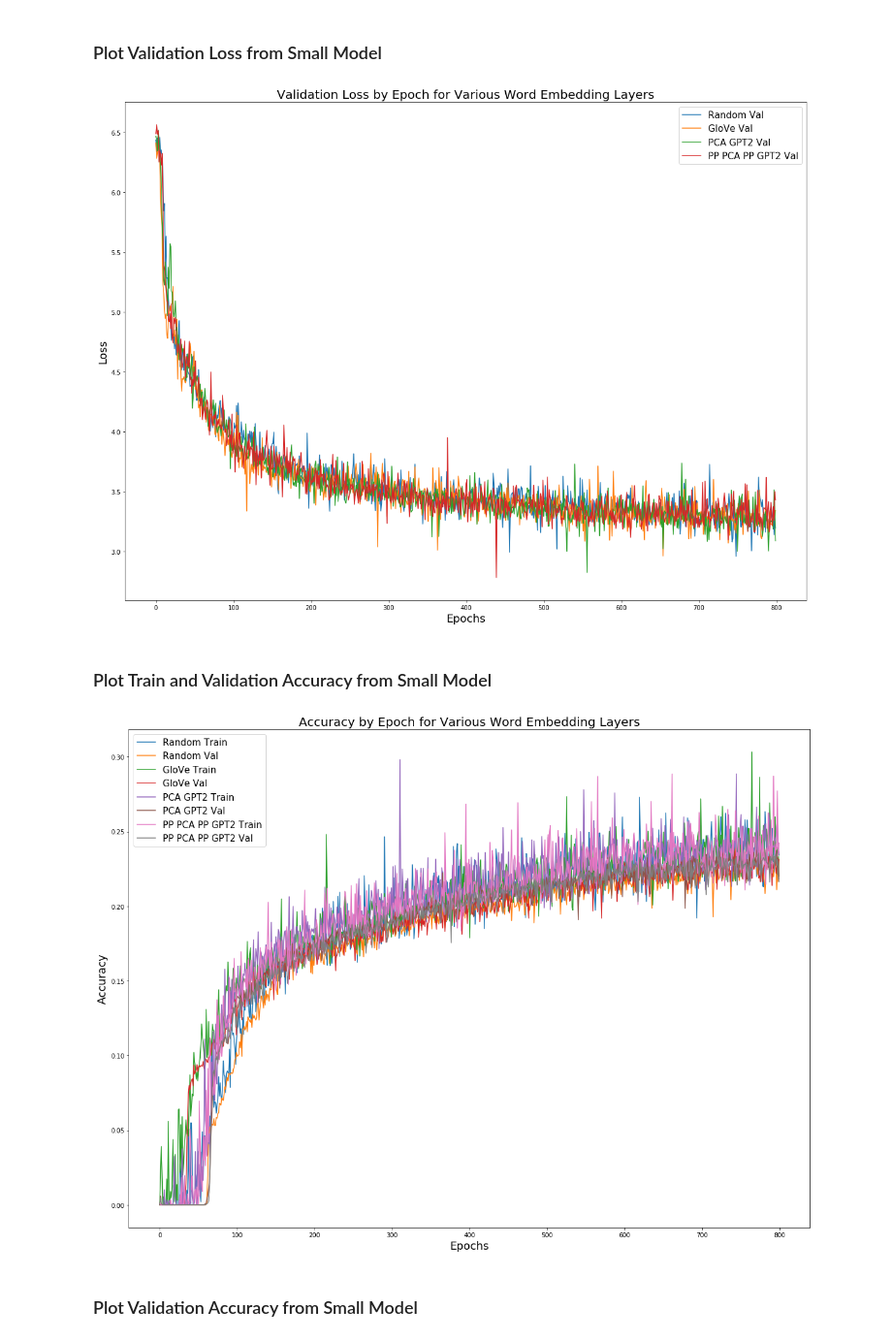
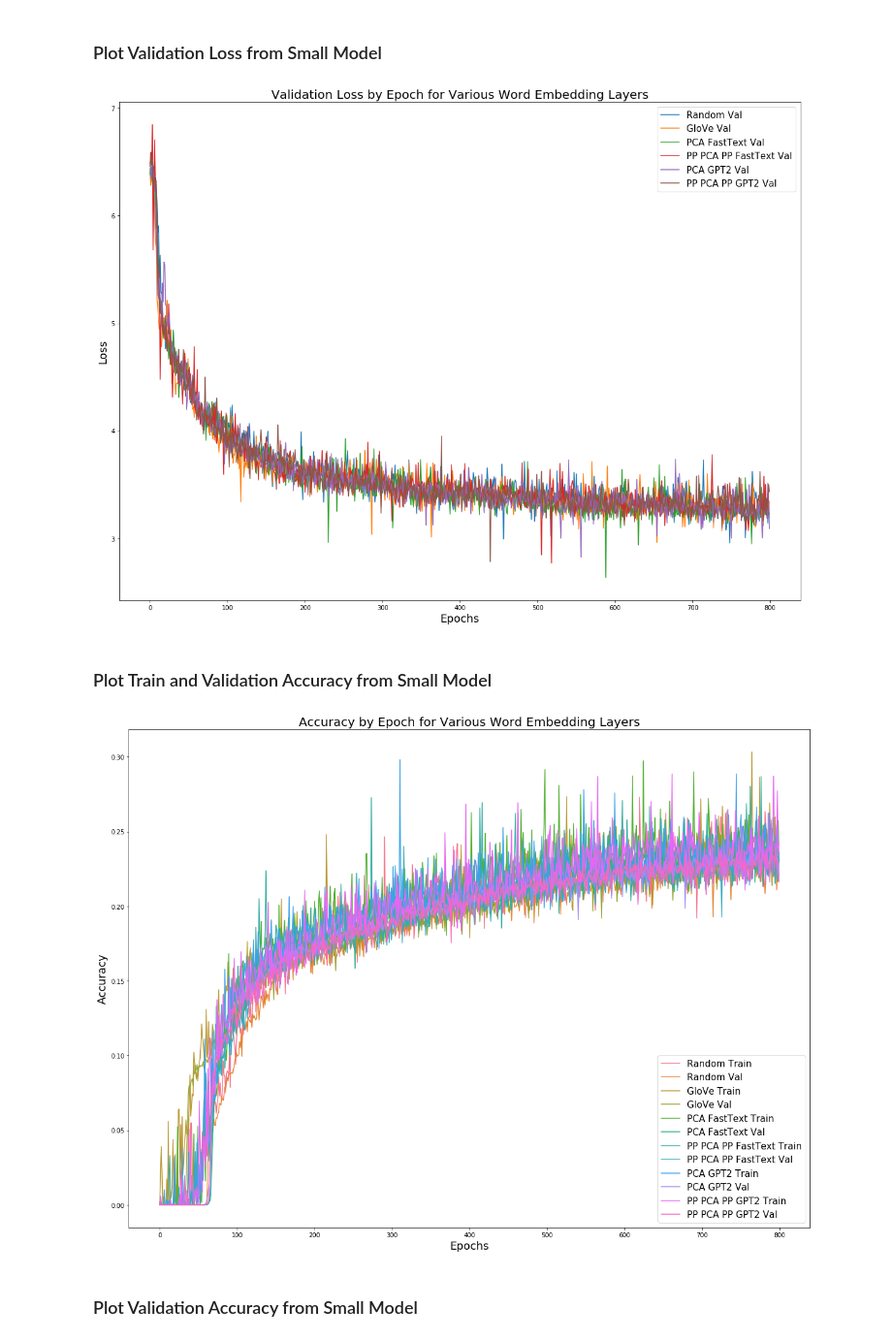
Before and after one commit to federated-learning-experiments/fl-text-models, a Jupyter notebook: notebooks/compare_embedding_layers.ipynb, the cells around one changed output. Shown at 97% size. Drawn from its saved outputs; the diff is of its cells as text; code cells hidden in the pictures.

```diff
--- a/notebooks/compare_embedding_layers.ipynb
+++ b/notebooks/compare_embedding_layers.ipynb
@@ -35,15 +41,15 @@ glove_train_accuracy = np.load('embedding_layer_results/glove_{}/train_accuracy.
 glove_val_loss = np.load('embedding_layer_results/glove_{}/val_loss.npy'.format(network))
 glove_val_accuracy = np.load('embedding_layer_results/glove_{}/val_accuracy.npy'.format(network))
 # %%
-# pca_fasttext_train_loss = np.load('embedding_layer_results/pca_fasttext_{}/train_loss.npy'.format(network))
-# pca_fasttext_train_accuracy = np.load('embedding_layer_results/pca_fasttext_{}/train_accuracy.npy'.format(network))
-# pca_fasttext_val_loss = np.load('embedding_layer_results/pca_fasttext_{}/val_loss.npy'.format(network))
-# pca_fasttext_val_accuracy = np.load('embedding_layer_results/pca_fasttext_{}/val_accuracy.npy'.format(network))
+pca_fasttext_train_loss = np.load('embedding_layer_results/pca_fasttext_{}/train_loss.npy'.format(network))
+pca_fasttext_train_accuracy = np.load('embedding_layer_results/pca_fasttext_{}/train_accuracy.npy'.format(network))
+pca_fasttext_val_loss = np.load('embedding_layer_results/pca_fasttext_{}/val_loss.npy'.format(network))
+pca_fasttext_val_accuracy = np.load('embedding_layer_results/pca_fasttext_{}/val_accuracy.npy'.format(network))
 # %%
-# pp_pca_pp_fasttext_train_loss = np.load('embedding_layer_results/pp_pca_pp_fasttext_{}/train_loss.npy'.format(network))
-# pp_pca_pp_fasttext_train_accuracy = np.load('embedding_layer_results/pp_pca_pp_fasttext_{}/train_accuracy.npy'.format(network))
-# pp_pca_pp_fasttext_val_loss = np.load('embedding_layer_results/pp_pca_pp_fasttext_{}/val_loss.npy'.format(network))
-# pp_pca_pp_fasttext_val_accuracy = np.load('embedding_layer_results/pp_pca_pp_fasttext_{}/val_accuracy.npy'.format(network))
+pp_pca_pp_fasttext_train_loss = np.load('embedding_layer_results/pp_pca_pp_fasttext_{}/train_loss.npy'.format(network))
+pp_pca_pp_fasttext_train_accuracy = np.load('embedding_layer_results/pp_pca_pp_fasttext_{}/train_accuracy.npy'.format(network))
+pp_pca_pp_fasttext_val_loss = np.load('embedding_layer_results/pp_pca_pp_fasttext_{}/val_loss.npy'.format(network))
+pp_pca_pp_fasttext_val_accuracy = np.load('embedding_layer_results/pp_pca_pp_fasttext_{}/val_accuracy.npy'.format(network))
 # %%
 pca_gpt2_train_loss = np.load('embedding_layer_results/pca_gpt2_{}/train_loss.npy'.format(network))
 pca_gpt2_train_accuracy = np.load('embedding_layer_results/pca_gpt2_{}/train_accuracy.npy'.format(network))
@@ -59,15 +65,16 @@ pp_pca_pp_gpt2_val_accuracy = np.load('embedding_layer_results/pp_pca_pp_gpt2_{}
 # %%
 x_axis = range(0, len(random_train_loss))
 # %%
+sns.set_palette(sns.color_palette("husl", 12))
 fig, ax = plt.subplots(figsize=(20, 15))
 ax.plot(x_axis, random_train_loss, label='Random Train')
 ax.plot(x_axis, random_val_loss, label='Random Val')
 ax.plot(x_axis, glove_train_loss, label='GloVe Train')
 ax.plot(x_axis, glove_val_loss, label='GloVe Val')
-# ax.plot(x_axis, pca_fasttext_train_loss, label='PCA FastText Train')
-# ax.plot(x_axis, pca_fasttext_val_loss, label='PCA FastText Val')
-# ax.plot(x_axis, pp_pca_pp_fasttext_train_loss, label='PP PCA PP FastText Train')
-# ax.plot(x_axis, pp_pca_pp_fasttext_val_loss, label='PP PCA PP FastText Val')
+ax.plot(x_axis, pca_fasttext_train_loss, label='PCA FastText Train')
+ax.plot(x_axis, pca_fasttext_val_loss, label='PCA FastText Val')
+ax.plot(x_axis, pp_pca_pp_fasttext_train_loss, label='PP PCA PP FastText Train')
+ax.plot(x_axis, pp_pca_pp_fasttext_val_loss, label='PP PCA PP FastText Val')
 ax.plot(x_axis, pca_gpt2_train_loss, label='PCA GPT2 Train')
 ax.plot(x_axis, pca_gpt2_val_loss, label='PCA GPT2 Val')
 ax.plot(x_axis, pp_pca_pp_gpt2_train_loss, label='PP PCA PP GPT2 Train')
@@ -82,11 +89,12 @@ plt.show()
 # %% [markdown]
 ### Plot Validation Loss from Small Model
 # %%
+sns.set_palette("tab10")
 fig, ax = plt.subplots(figsize=(20, 15))
 ax.plot(x_axis, random_val_loss, label='Random Val')
 ax.plot(x_axis, glove_val_loss, label='GloVe Val')
-# ax.plot(x_axis, pca_fasttext_val_loss, label='PCA FastText Val')
-# ax.plot(x_axis, pp_pca_pp_fasttext_val_loss, label='PP PCA PP FastText Val')
+ax.plot(x_axis, pca_fasttext_val_loss, label='PCA FastText Val')
+ax.plot(x_axis, pp_pca_pp_fasttext_val_loss, label='PP PCA PP FastText Val')
 ax.plot(x_axis, pca_gpt2_val_loss, label='PCA GPT2 Val')
 ax.plot(x_axis, pp_pca_pp_gpt2_val_loss, label='PP PCA PP GPT2 Val')
 ax.legend(loc='best', prop={'size': 15})
@@ -95,30 +103,31 @@ plt.xlabel('Epochs', fontsize=18)
 plt.ylabel('Loss', fontsize=18)
 plt.show()
 # %% [output]
-[figure, old version]
+[figure, new version]
 # %% [markdown]
 ### Plot Train and Validation Accuracy from Small Model
 # %%
+sns.set_palette(sns.color_palette("husl", 12))
 fig, ax = plt.subplots(figsize=(20, 15))
 ax.plot(x_axis, random_train_accuracy, label='Random Train')
 ax.plot(x_axis, random_val_accuracy, label='Random Val')
 ax.plot(x_axis, glove_train_accuracy, label='GloVe Train')
 ax.plot(x_axis, glove_val_accuracy, label='GloVe Val')
-# ax.plot(x_axis, pca_fasttext_train_accuracy, label='PCA FastText Train')
-# ax.plot(x_axis, pca_fasttext_val_accuracy, label='PCA FastText Val')
-# ax.plot(x_axis, pp_pca_pp_fasttext_train_accuracy, label='PP PCA PP FastText Train')
-# ax.plot(x_axis, pp_pca_pp_fasttext_val_accuracy, label='PP PCA PP FastText Val')
+ax.plot(x_axis, pca_fasttext_train_accuracy, label='PCA FastText Train')
+ax.plot(x_axis, pca_fasttext_val_accuracy, label='PCA FastText Val')
+ax.plot(x_axis, pp_pca_pp_fasttext_train_accuracy, label='PP PCA PP FastText Train')
+ax.plot(x_axis, pp_pca_pp_fasttext_val_accuracy, label='PP PCA PP FastText Val')
 ax.plot(x_axis, pca_gpt2_train_accuracy, label='PCA GPT2 Train')
 ax.plot(x_axis, pca_gpt2_val_accuracy, label='PCA GPT2 Val')
 ax.plot(x_axis, pp_pca_pp_gpt2_train_accuracy, label='PP PCA PP GPT2 Train')
 ax.plot(x_axis, pp_pca_pp_gpt2_val_accuracy, label='PP PCA PP GPT2 Val')
 ax.legend(loc='best', prop={'size': 15})
 plt.title('Accuracy by Epoch for Various Word Embedding Layers', fontsize=20)
 plt.xlabel('Epochs', fontsize=18)
 plt.ylabel('Accuracy', fontsize=18)
 plt.show()
 # %% [output]
-[figure, old version]
+[figure, new version]
 # %% [markdown]
 ### Plot Validation Accuracy from Small Model
 # %%
```
Also changed, not shown: parts of 33 cells of this notebook, 25 other files.
